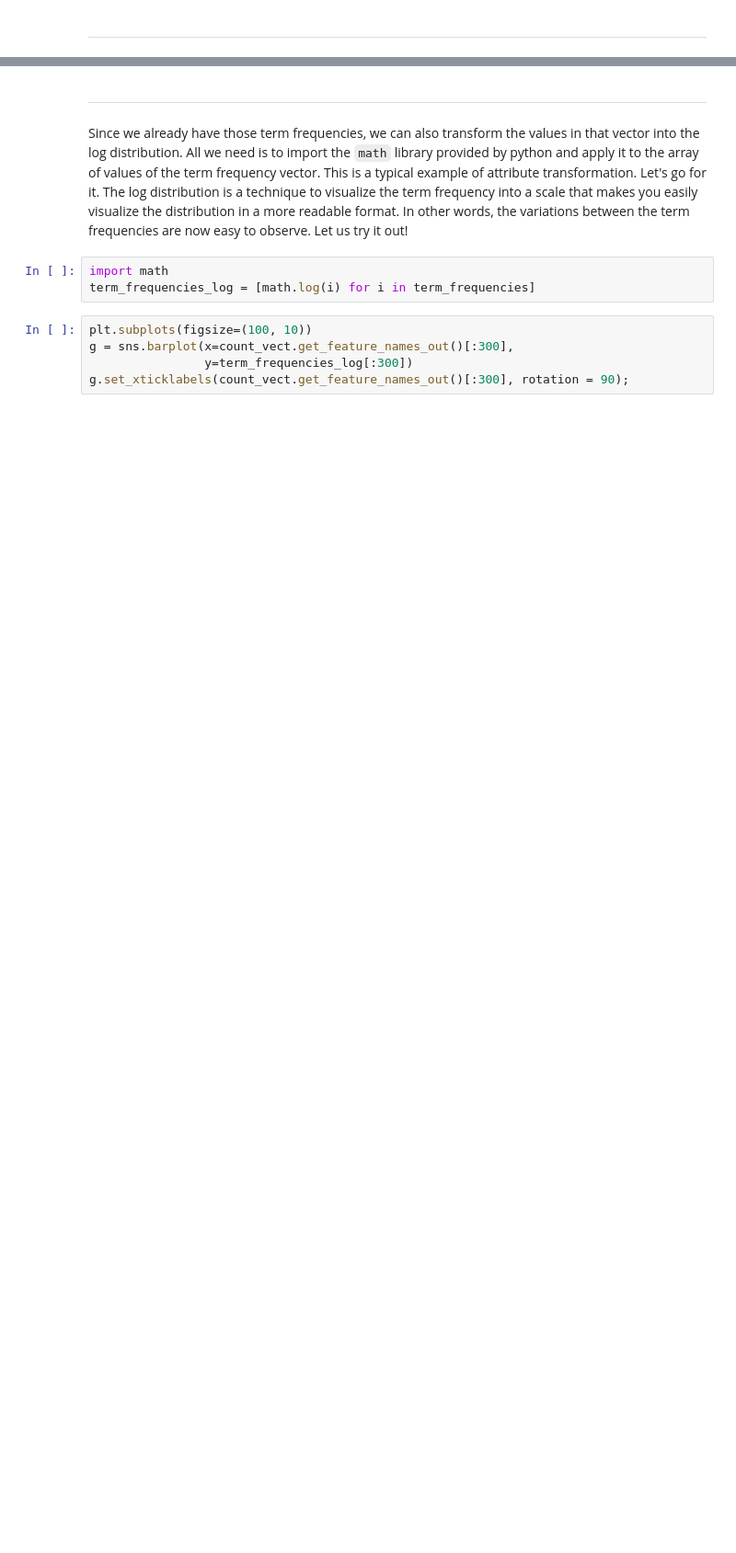
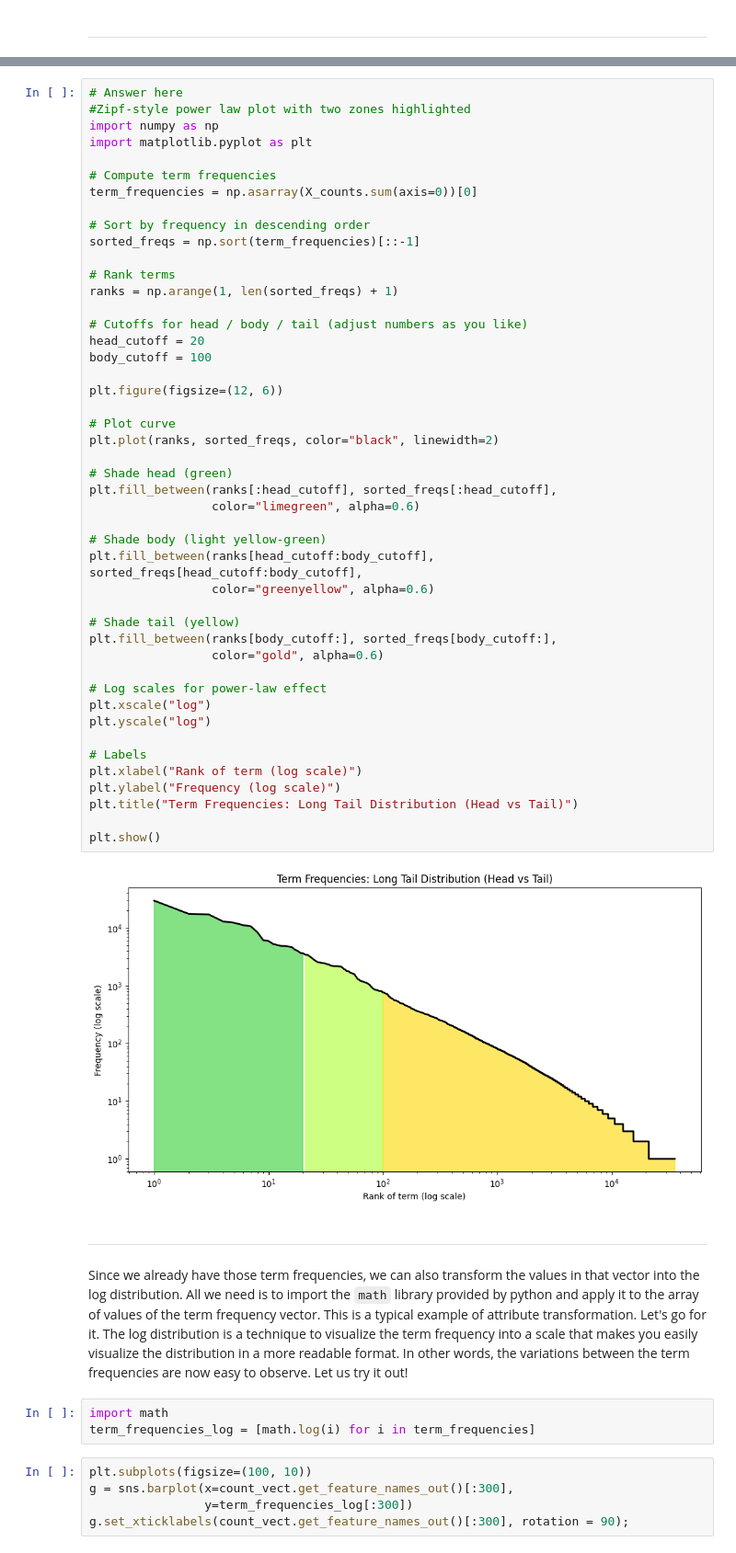
Before and after one commit to DorothySchesly/DM2025-Lab1-Exercise, a Jupyter notebook: DM2025-Lab1-Master.ipynb, the cells around one changed output, grey strips where cells are left out. Shown at 92% size. Cells and saved outputs as stored; diff of their text form; blank space fills up the shorter version.

```diff
--- a/DM2025-Lab1-Master.ipynb
+++ b/DM2025-Lab1-Master.ipynb
@@ -1307,3 +1371,51 @@ Additionally, you can attempt to sort the terms on the `x-axis` by frequency ins
+# %%
+# Answer here
+#Zipf-style power law plot with two zones highlighted
+import numpy as np
+import matplotlib.pyplot as plt
+
+# Compute term frequencies
+term_frequencies = np.asarray(X_counts.sum(axis=0))[0]
+
+# Sort by frequency in descending order
+sorted_freqs = np.sort(term_frequencies)[::-1]
+
+# Rank terms
+ranks = np.arange(1, len(sorted_freqs) + 1)
+
+# Cutoffs for head / body / tail (adjust numbers as you like)
+head_cutoff = 20
+body_cutoff = 100
+
+plt.figure(figsize=(12, 6))
+
+# Plot curve
+plt.plot(ranks, sorted_freqs, color="black", linewidth=2)
+
+# Shade head (green)
+plt.fill_between(ranks[:head_cutoff], sorted_freqs[:head_cutoff],
+                 color="limegreen", alpha=0.6)
+
+# Shade body (light yellow-green)
+plt.fill_between(ranks[head_cutoff:body_cutoff], sorted_freqs[head_cutoff:body_cutoff],
+                 color="greenyellow", alpha=0.6)
+
+# Shade tail (yellow)
+plt.fill_between(ranks[body_cutoff:], sorted_freqs[body_cutoff:],
+                 color="gold", alpha=0.6)
+
+# Log scales for power-law effect
+plt.xscale("log")
+plt.yscale("log")
+
+# Labels
+plt.xlabel("Rank of term (log scale)")
+plt.ylabel("Frequency (log scale)")
+plt.title("Term Frequencies: Long Tail Distribution (Head vs Tail)")
+
+plt.show()
+# %% [output]
+[figure, added]
 # %% [markdown]
 ---
 # %% [markdown]
```
Also changed, not shown: parts of 22 cells of this notebook.
